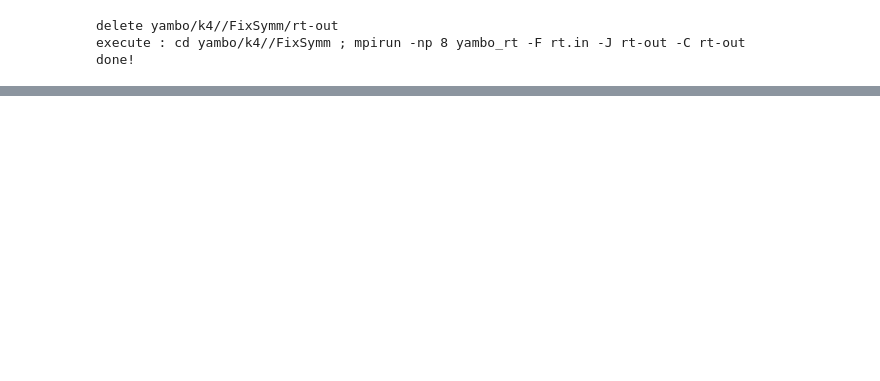
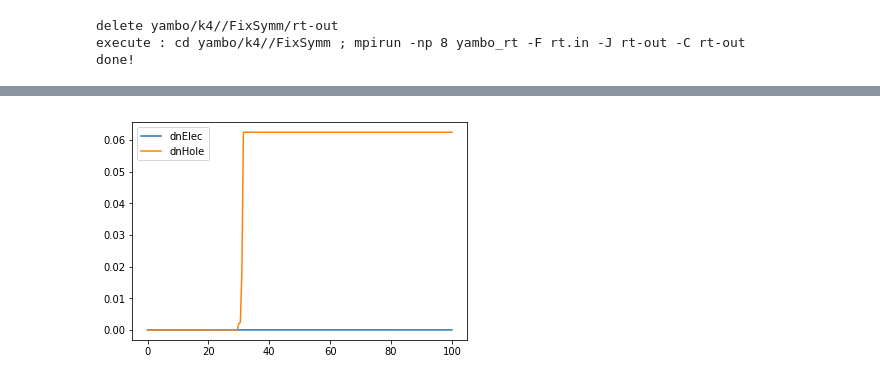
Before and after one commit to marcodalessandro76/Yambo-nb, a Jupyter notebook: Silicon-bulk/Time dependent analysis.ipynb, the cells around one changed output, grey strips where cells are left out. Cells and saved outputs as stored; diff of their text form; code cells hidden in the pictures; blank space fills up the shorter version.

```diff
--- a/Silicon-bulk/Time dependent analysis.ipynb
+++ b/Silicon-bulk/Time dependent analysis.ipynb
@@ -76,0 +75,16 @@ done!
+# %%
+larray = GW.parserArrayFromFile(path+'/rt-out/'+carriesOut)
+time = []
+dnElec = []
+dnHoles = []
+for l in larray:
+    time.append(l[0])
+    dnElec.append(l[2])
+    dnHoles.append(l[3])
+# %%
+plt.plot(time,dnElec,label='dnElec')
+plt.plot(time,dnHoles,label='dnHole')
+plt.legend()
+plt.show()
+# %% [output]
+[figure, added]
```
Also changed, not shown: parts of 9 cells of this notebook, 3 other files.
